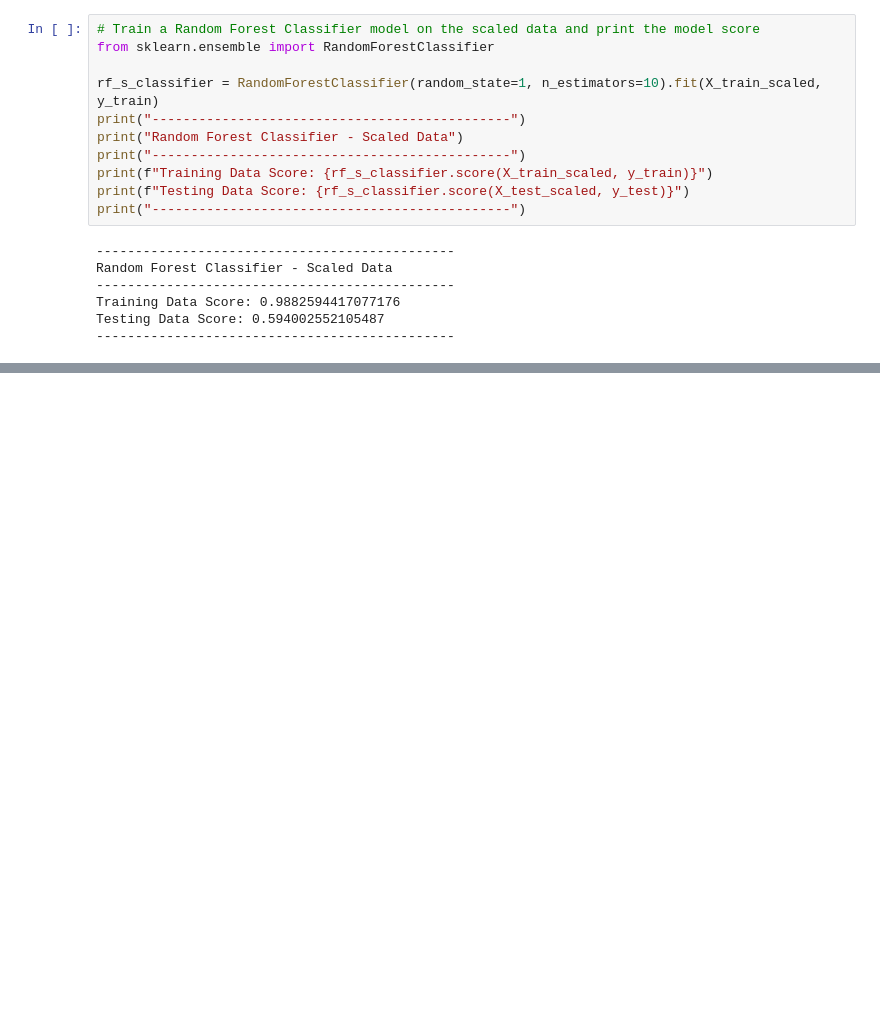
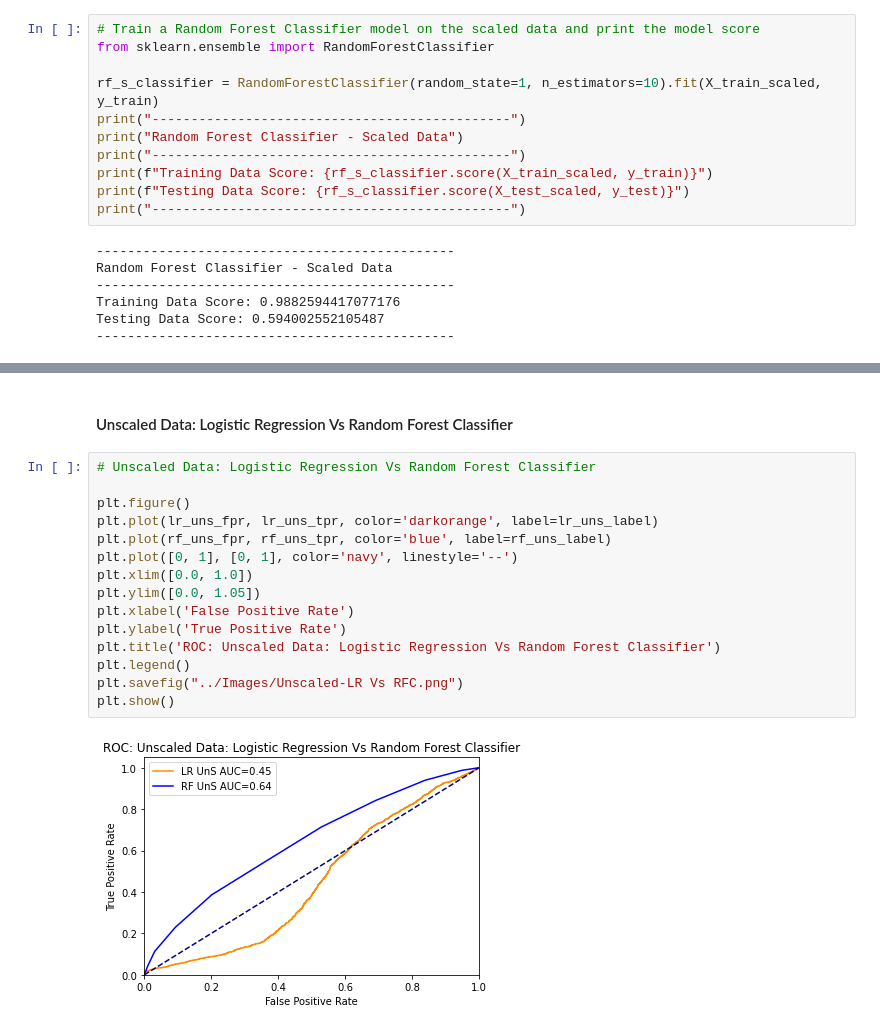
Before and after one commit to skesamsetty/Supervised-Machine-Learning-Challenge, a Jupyter notebook: Code/Credit Risk Evaluator.ipynb, the cells around one changed output, grey strips where cells are left out. Saved outputs shown, nothing was run; the diff lists cells and outputs as text; blank space fills up the shorter version.

```diff
--- a/Code/Credit Risk Evaluator.ipynb
+++ b/Code/Credit Risk Evaluator.ipynb
@@ -483,0 +591,19 @@ rf_s_fpr, rf_s_tpr, rf_s_thresholds = roc_curve(y_test, rf_s_y_prob)
+# %% [markdown]
+#### Unscaled Data: Logistic Regression Vs Random Forest Classifier
+# %%
+# Unscaled Data: Logistic Regression Vs Random Forest Classifier
+
+plt.figure()
+plt.plot(lr_uns_fpr, lr_uns_tpr, color='darkorange', label=lr_uns_label)
+plt.plot(rf_uns_fpr, rf_uns_tpr, color='blue', label=rf_uns_label)
+plt.plot([0, 1], [0, 1], color='navy', linestyle='--')
+plt.xlim([0.0, 1.0])
+plt.ylim([0.0, 1.05])
+plt.xlabel('False Positive Rate')
+plt.ylabel('True Positive Rate')
+plt.title('ROC: Unscaled Data: Logistic Regression Vs Random Forest Classifier')
+plt.legend()
+plt.savefig("../Images/Unscaled-LR Vs RFC.png")
+plt.show()
+# %% [output]
+[figure, added]
```
Also changed, not shown: parts of 39 cells of this notebook, 9 other files.
